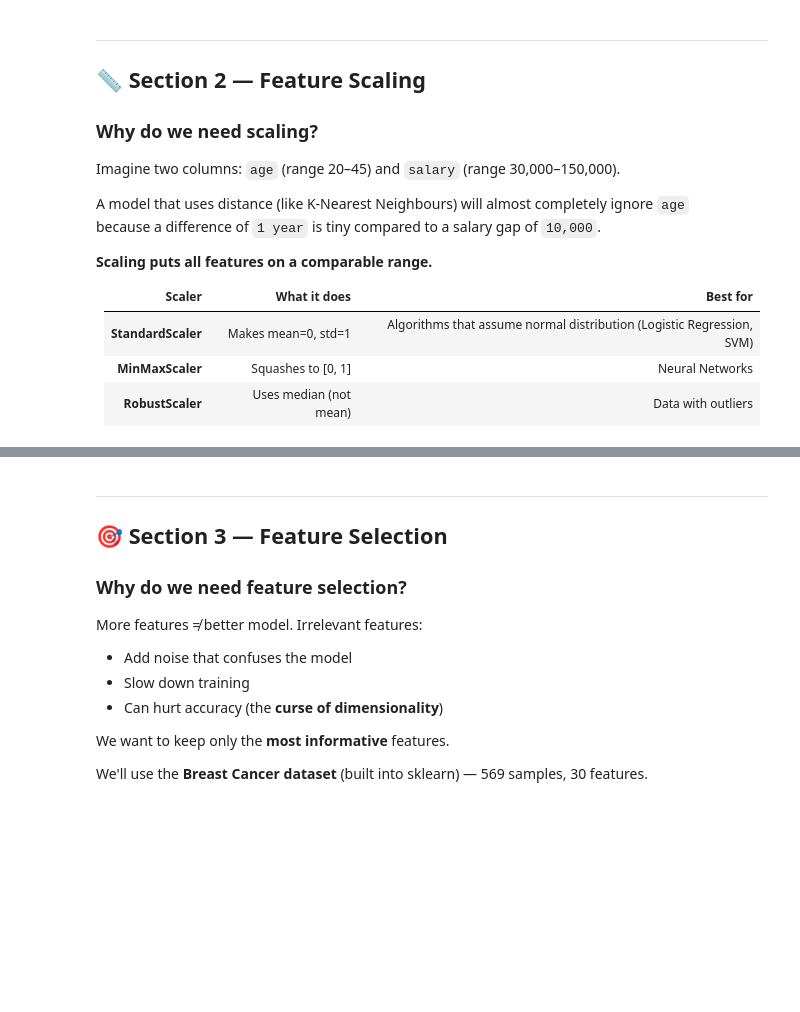
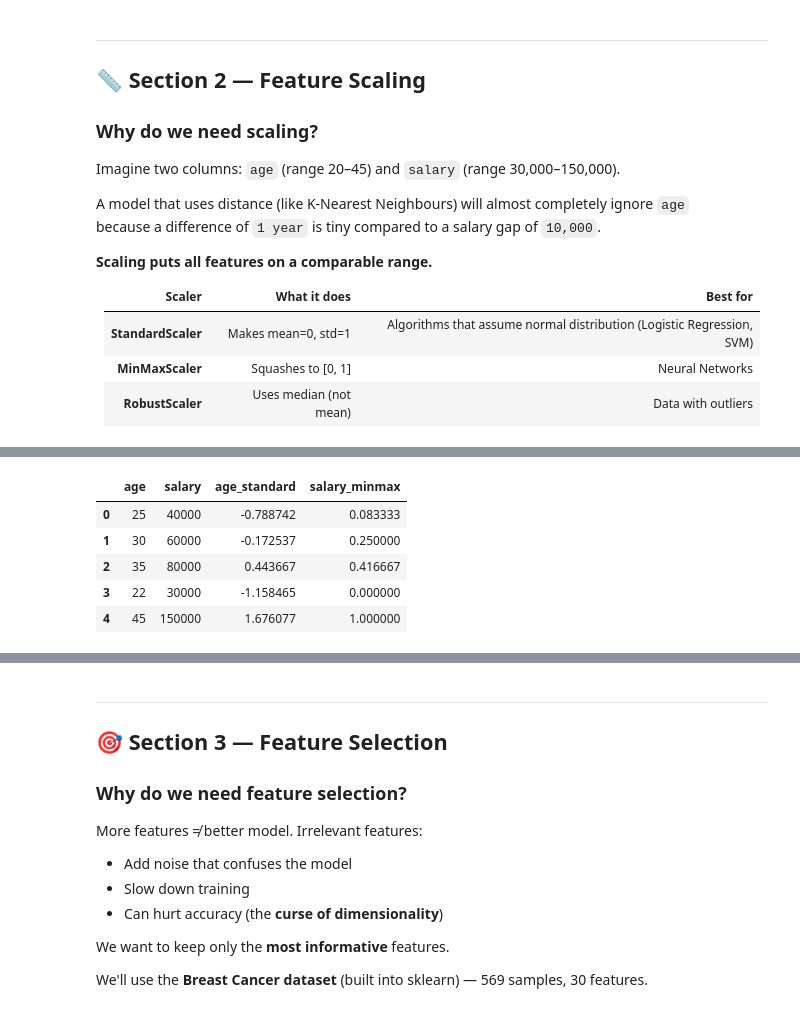
Before and after one commit to amadatiq-ai/citadel-edversity, a Jupyter notebook: Week3_Day1_Feature_Engineering.ipynb, the cells around one changed output, grey strips where cells are left out. Saved outputs shown, nothing was run; the diff lists cells and outputs as text; code cells hidden in the pictures; blank space fills up the shorter version.

```diff
--- a/Week3_Day1_Feature_Engineering.ipynb
+++ b/Week3_Day1_Feature_Engineering.ipynb
@@ -210,3 +318,12 @@ print(df_scale[['salary', 'salary_minmax']].round(3))
+# %%
+df_scale
+# %% [output]
+|  | age | salary | age_standard | salary_minmax |
+| 0 | 25 | 40000 | -0.788742 | 0.083333 |
+| 1 | 30 | 60000 | -0.172537 | 0.250000 |
+| 2 | 35 | 80000 | 0.443667 | 0.416667 |
+| 3 | 22 | 30000 | -1.158465 | 0.000000 |
+| 4 | 45 | 150000 | 1.676077 | 1.000000 |
 # %%
 # ── RobustScaler ────────────────────────────────────────────────────────────
 # Uses the MEDIAN and IQR instead of mean/std.
```
Also changed, not shown: parts of 12 cells of this notebook, 2 other files.
